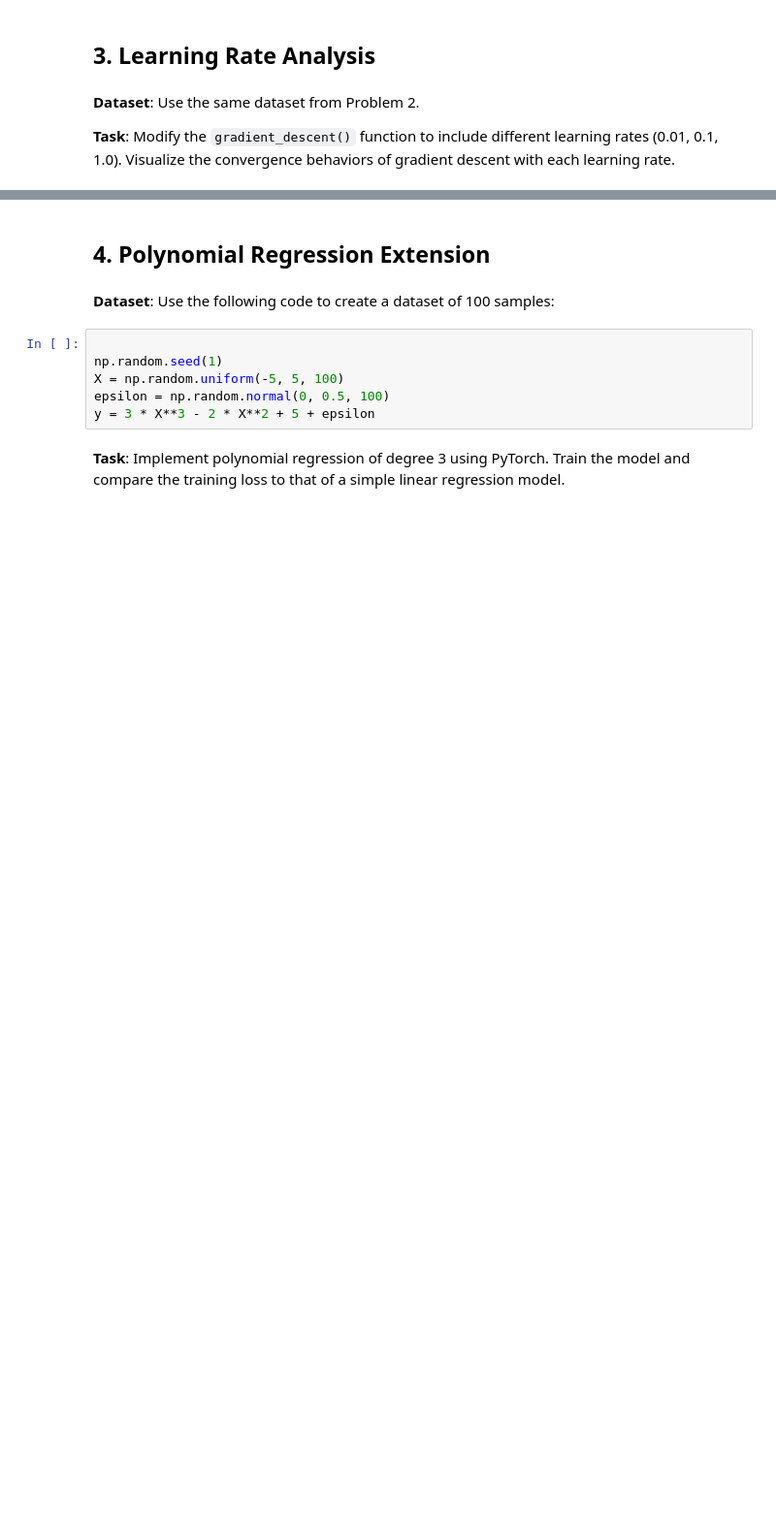
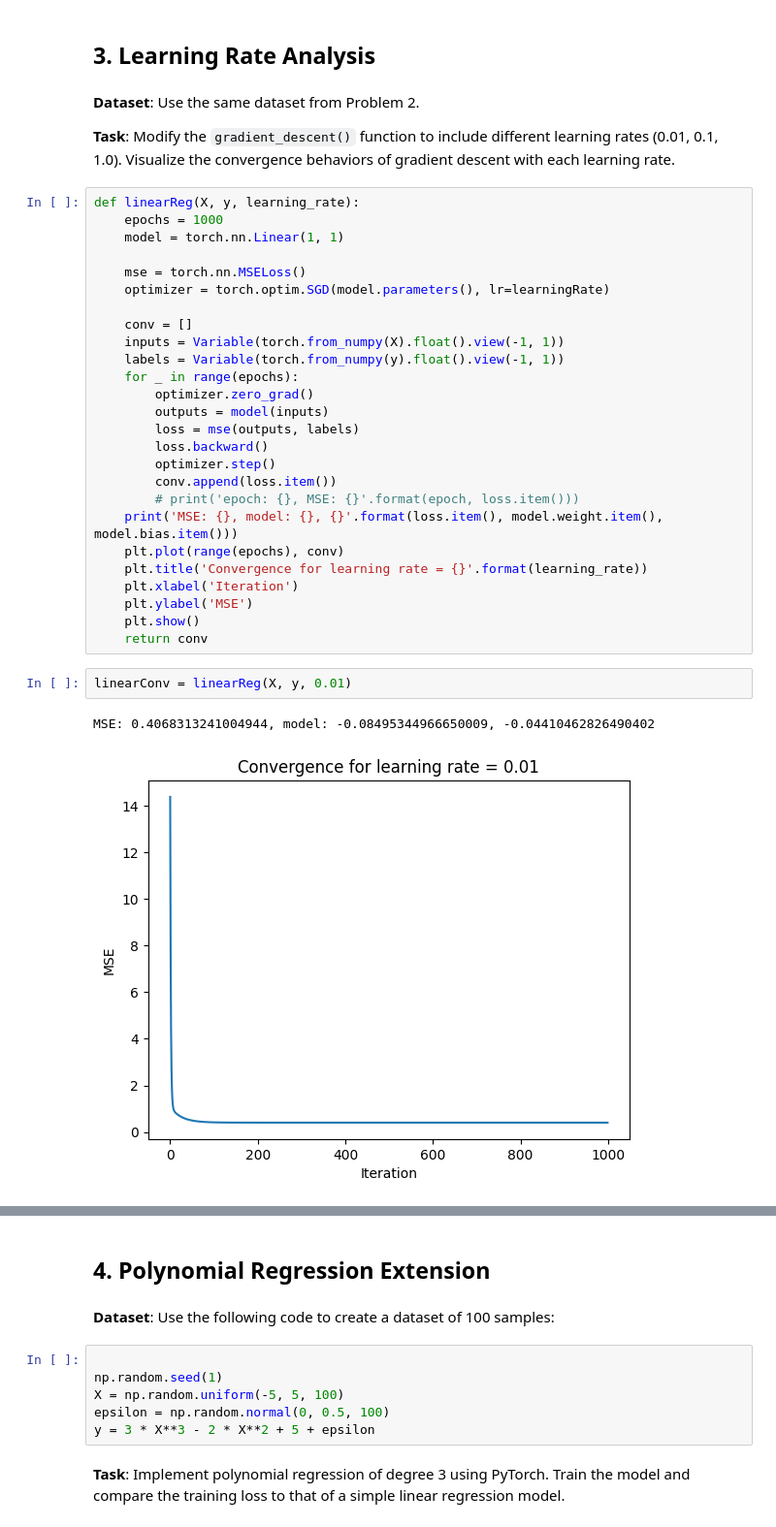
Before and after one commit to mckk12/University, a Jupyter notebook: ML/Homework2/homework_2.ipynb, the cells around one changed output, grey strips where cells are left out. Shown: that part at 97% size. Drawn from its saved outputs; the diff is of its cells as text; blank space fills up the shorter version.

```diff
--- a/ML/Homework2/homework_2.ipynb
+++ b/ML/Homework2/homework_2.ipynb
@@ -93,3 +152,34 @@ y = 3 * X + 4 + epsilon
 **Dataset**: Use the same dataset from Problem 2.
 
 **Task**: Modify the `gradient_descent()` function to include different learning rates (0.01, 0.1, 1.0). Visualize the convergence behaviors of gradient descent with each learning rate.
+# %%
+def linearReg(X, y, learning_rate):
+    epochs = 1000
+    model = torch.nn.Linear(1, 1)
+
+    mse = torch.nn.MSELoss()
+    optimizer = torch.optim.SGD(model.parameters(), lr=learningRate)
+
+    conv = []
+    inputs = Variable(torch.from_numpy(X).float().view(-1, 1))
+    labels = Variable(torch.from_numpy(y).float().view(-1, 1))
+    for _ in range(epochs):
+        optimizer.zero_grad()
+        outputs = model(inputs)
+        loss = mse(outputs, labels)
+        loss.backward()
+        optimizer.step()
+        conv.append(loss.item())
+        # print('epoch: {}, MSE: {}'.format(epoch, loss.item()))
+    print('MSE: {}, model: {}, {}'.format(loss.item(), model.weight.item(), model.bias.item()))
+    plt.plot(range(epochs), conv)
+    plt.title('Convergence for learning rate = {}'.format(learning_rate))
+    plt.xlabel('Iteration')
+    plt.ylabel('MSE')
+    plt.show()
+    return conv
+# %%
+linearConv = linearReg(X, y, 0.01)
+# %% [output]
+MSE: 0.4068313241004944, model: -0.08495344966650009, -0.04410462826490402
+[figure, added]
```
Also changed, not shown: parts of 13 cells of this notebook.
